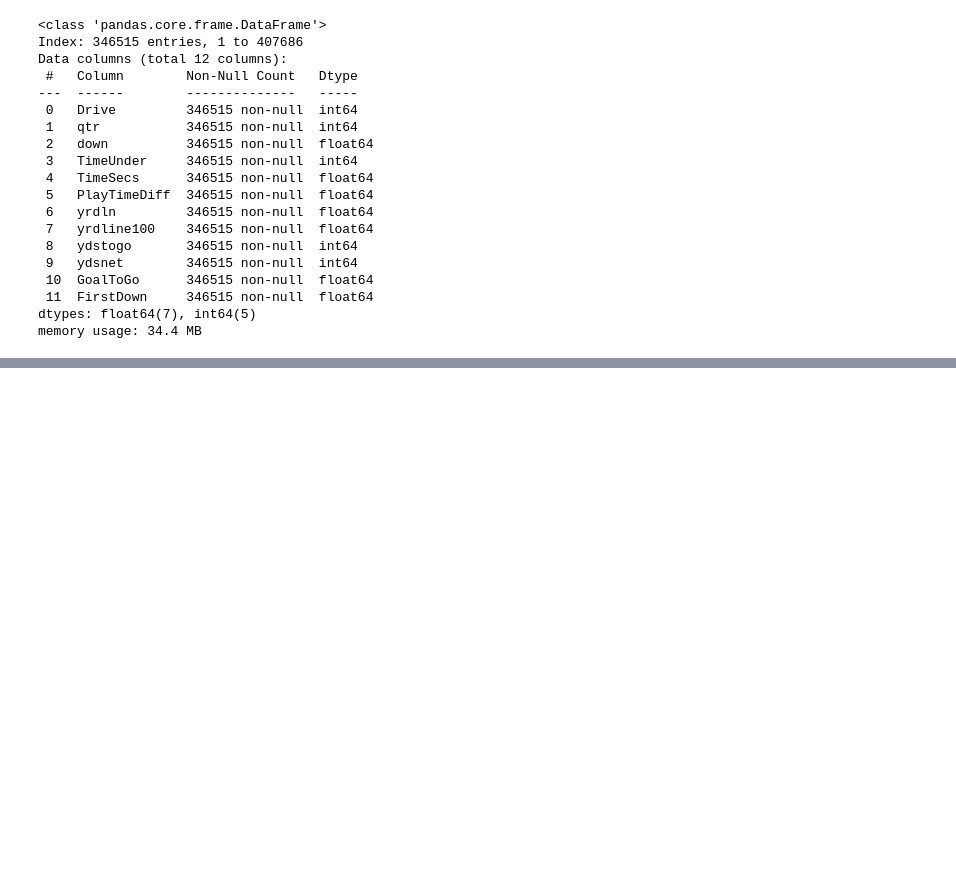
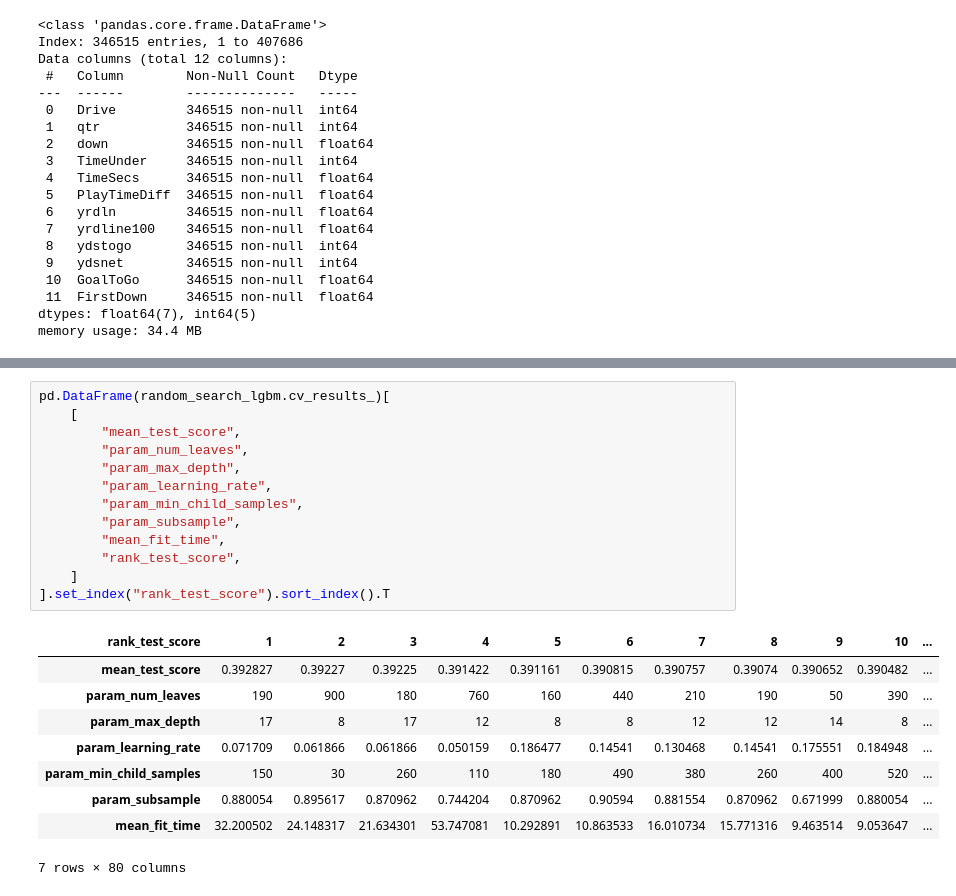
Before and after one commit to fohy24/missing-value-imputation, a Jupyter notebook: analysis.ipynb, the cells around one changed output, grey strips where cells are left out. Cells and saved outputs as stored; diff of their text form; blank space fills up the shorter version.

```diff
--- a/analysis.ipynb
+++ b/analysis.ipynb
@@ -597,0 +610,23 @@ print(round(mse_lgbm_imputed, 3))
+# %%
+pd.DataFrame(random_search_lgbm.cv_results_)[
+    [
+        "mean_test_score",
+        "param_num_leaves",
+        "param_max_depth",
+        "param_learning_rate",
+        "param_min_child_samples",
+        "param_subsample",
+        "mean_fit_time",
+        "rank_test_score",
+    ]
+].set_index("rank_test_score").sort_index().T
+# %% [output]
+| rank_test_score | 1 | 2 | 3 | 4 | 5 | 6 | 7 | 8 | 9 | 10 | ... |
+| mean_test_score | 0.392827 | 0.39227 | 0.39225 | 0.391422 | 0.391161 | 0.390815 | 0.390757 | 0.39074 | 0.390652 | 0.390482 | ... |
+| param_num_leaves | 190 | 900 | 180 | 760 | 160 | 440 | 210 | 190 | 50 | 390 | ... |
+| param_max_depth | 17 | 8 | 17 | 12 | 8 | 8 | 12 | 12 | 14 | 8 | ... |
+| param_learning_rate | 0.071709 | 0.061866 | 0.061866 | 0.050159 | 0.186477 | 0.14541 | 0.130468 | 0.14541 | 0.175551 | 0.184948 | ... |
+| param_min_child_samples | 150 | 30 | 260 | 110 | 180 | 490 | 380 | 260 | 400 | 520 | ... |
+| param_subsample | 0.880054 | 0.895617 | 0.870962 | 0.744204 | 0.870962 | 0.90594 | 0.881554 | 0.870962 | 0.671999 | 0.880054 | ... |
+| mean_fit_time | 32.200502 | 24.148317 | 21.634301 | 53.747081 | 10.292891 | 10.863533 | 16.010734 | 15.771316 | 9.463514 | 9.053647 | ... |
+7 rows × 80 columns
```
Also changed, not shown: parts of 38 cells of this notebook.
